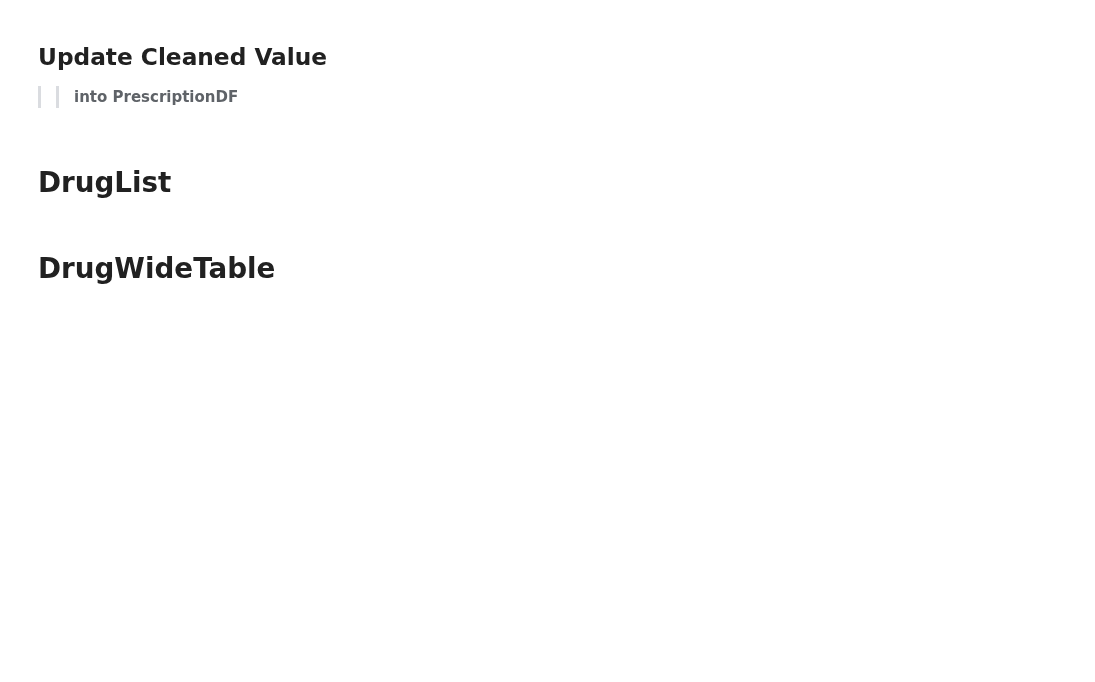
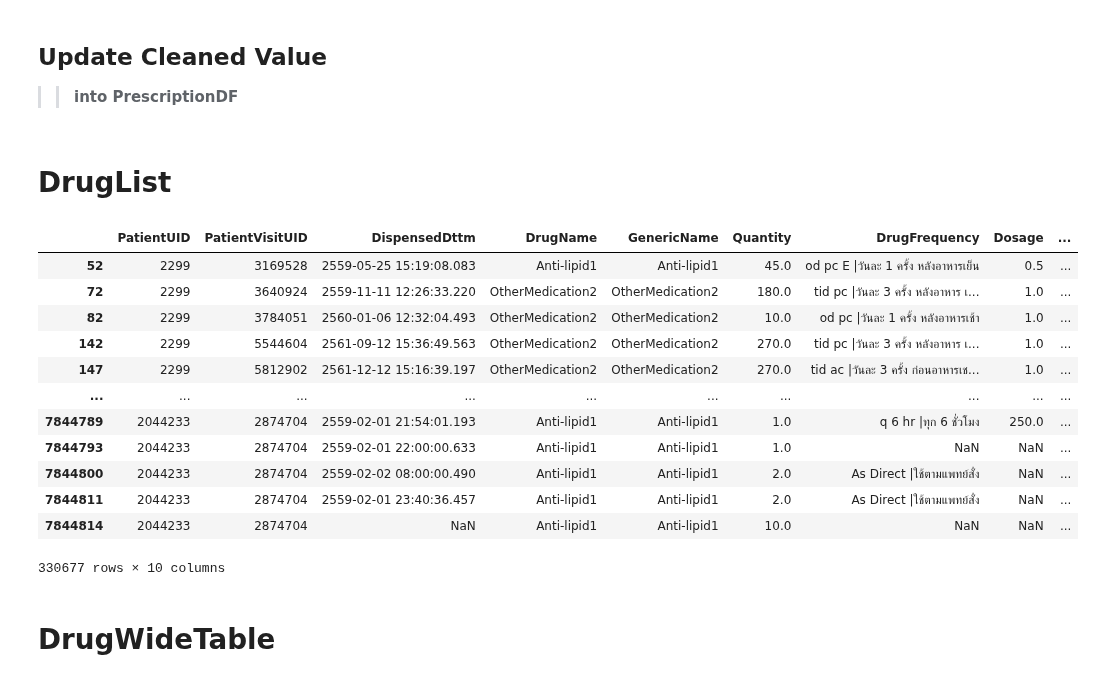
Before and after one commit to nxxk23/PROJECT, a Jupyter notebook: FileMedication.ipynb, the cells around one changed output. Cells and saved outputs as stored; diff of their text form; code cells hidden in the pictures; blank space fills up the shorter version.

```diff
--- a/FileMedication.ipynb
+++ b/FileMedication.ipynb
@@ -217,6 +203,22 @@ updated_result_names = list(mapping.keys())
 
 # Filter the lab DataFrame to keep only the rows with 'ResultItemName' in the updated names list
 prescription = prescription[prescription['DrugName'].isin(updated_result_names)]
+# %%
+prescription
+# %% [output]
+|  | PatientUID | PatientVisitUID | DispensedDttm | DrugName | GenericName | Quantity | DrugFrequency | Dosage | ... |
+| 52 | 2299 | 3169528 | 2559-05-25 15:19:08.083 | Anti-lipid1 | Anti-lipid1 | 45.0 | od pc E |วันละ 1 ครั้ง หลังอาหารเย็น | 0.5 | ... |
+| 72 | 2299 | 3640924 | 2559-11-11 12:26:33.220 | OtherMedication2 | OtherMedication2 | 180.0 | tid pc |วันละ 3 ครั้ง หลังอาหาร เ... | 1.0 | ... |
+| 82 | 2299 | 3784051 | 2560-01-06 12:32:04.493 | OtherMedication2 | OtherMedication2 | 10.0 | od pc |วันละ 1 ครั้ง หลังอาหารเช้า | 1.0 | ... |
+| 142 | 2299 | 5544604 | 2561-09-12 15:36:49.563 | OtherMedication2 | OtherMedication2 | 270.0 | tid pc |วันละ 3 ครั้ง หลังอาหาร เ... | 1.0 | ... |
+| 147 | 2299 | 5812902 | 2561-12-12 15:16:39.197 | OtherMedication2 | OtherMedication2 | 270.0 | tid ac |วันละ 3 ครั้ง ก่อนอาหารเช... | 1.0 | ... |
+| ... | ... | ... | ... | ... | ... | ... | ... | ... | ... |
+| 7844789 | 2044233 | 2874704 | 2559-02-01 21:54:01.193 | Anti-lipid1 | Anti-lipid1 | 1.0 | q 6 hr |ทุก 6 ชั่วโมง | 250.0 | ... |
+| 7844793 | 2044233 | 2874704 | 2559-02-01 22:00:00.633 | Anti-lipid1 | Anti-lipid1 | 1.0 | NaN | NaN | ... |
+| 7844800 | 2044233 | 2874704 | 2559-02-02 08:00:00.490 | Anti-lipid1 | Anti-lipid1 | 2.0 | As Direct |ใช้ตามแพทย์สั่ง | NaN | ... |
+| 7844811 | 2044233 | 2874704 | 2559-02-01 23:40:36.457 | Anti-lipid1 | Anti-lipid1 | 2.0 | As Direct |ใช้ตามแพทย์สั่ง | NaN | ... |
+| 7844814 | 2044233 | 2874704 | NaN | Anti-lipid1 | Anti-lipid1 | 10.0 | NaN | NaN | ... |
+330677 rows × 10 columns
 # %% [markdown]
 # **DrugWideTable**
 # %%
```
Also changed, not shown: parts of 16 cells of this notebook.
